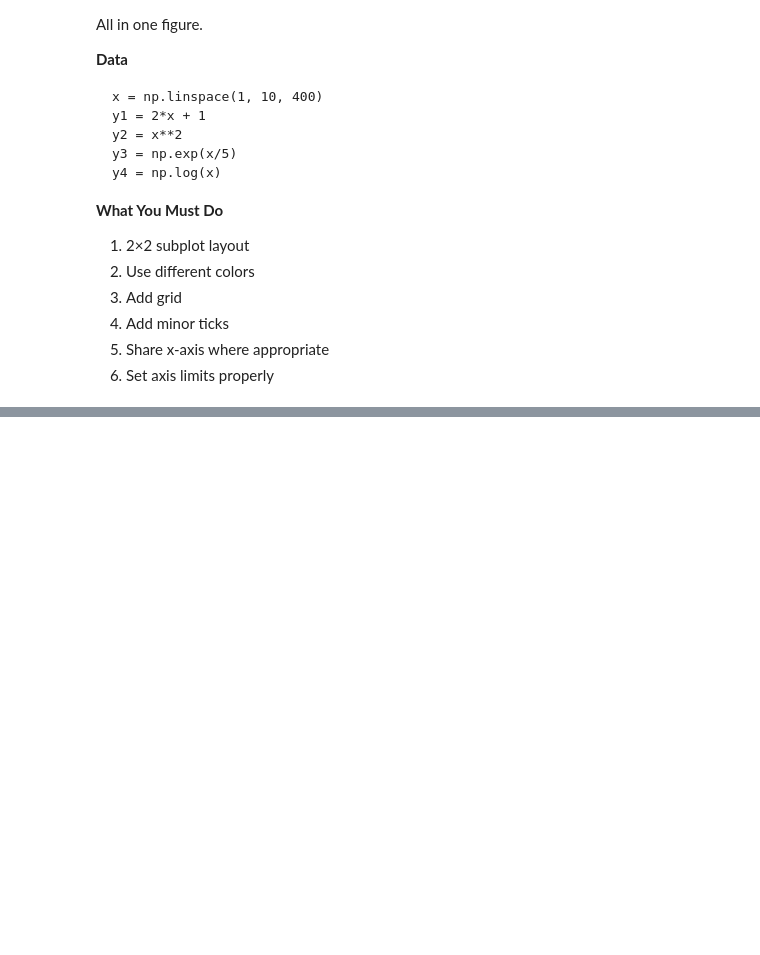
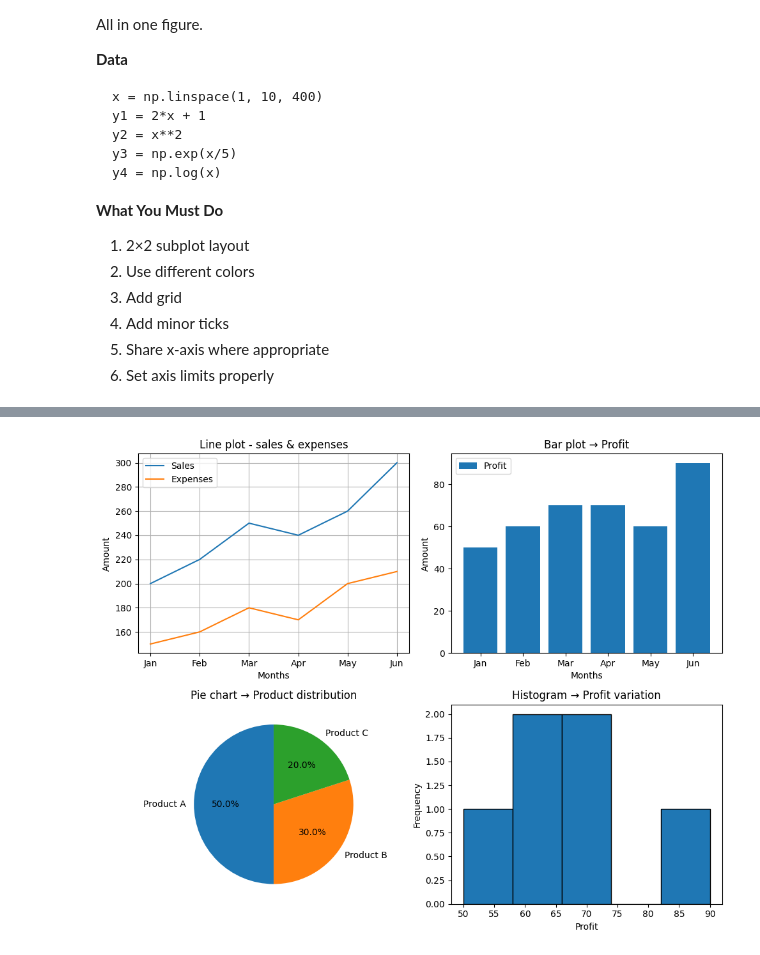
Before and after one commit to 1sazzad/Data-Science-Artificial-Intelligence-Foundation-Course, a Jupyter notebook: Matplotlib_Practice.ipynb, the cells around one changed output, grey strips where cells are left out. Cells and saved outputs as stored; diff of their text form; code cells hidden in the pictures; blank space fills up the shorter version.

```diff
--- a/Matplotlib_Practice.ipynb
+++ b/Matplotlib_Practice.ipynb
@@ -188,0 +224,44 @@ axs[1, 1].grid(True, which='both')
+# %%
+# Dataset
+months = np.array(["Jan","Feb","Mar","Apr","May","Jun"])
+sales = np.array([200, 220, 250, 240, 260, 300])
+expenses = np.array([150, 160, 180, 170, 200, 210])
+profit = sales - expenses
+categories = ["Product A", "Product B", "Product C"]
+distribution = np.array([50, 30, 20])
+
+fig, axs = plt.subplots(2, 2, figsize=(10, 8))
+
+# Line plot - sales & expenses
+axs[0, 0].plot(months, sales, label='Sales')
+axs[0, 0].plot(months, expenses, label='Expenses')
+axs[0, 0].set_title("Line plot - sales & expenses")
+axs[0, 0].set_xlabel("Months")
+axs[0, 0].set_ylabel("Amount")
+axs[0, 0].grid(True)
+axs[0, 0].legend()
+
+# Bar plot → Profit
+axs[0, 1].bar(months, profit, label='Profit')
+axs[0, 1].set_title("Bar plot → Profit")
+axs[0, 1].set_xlabel("Months")
+axs[0, 1].set_ylabel("Amount")
+# axs[0, 1].grid(True)
+axs[0, 1].legend()
+
+# Pie chart → Product distribution
+axs[1, 0].pie(distribution, labels=categories, autopct='%1.1f%%', startangle=90)
+axs[1, 0].set_title("Pie chart → Product distribution")
+
+# Histogram → Profit variation
+axs[1, 1].hist(profit, bins=5, edgecolor='black')
+axs[1, 1].set_title("Histogram → Profit variation")
+axs[1, 1].set_xlabel("Profit")
+axs[1, 1].set_ylabel("Frequency")
+
+
+
+plt.tight_layout()
+plt.show()
+# %% [output]
+[figure, added]
```
Also changed, not shown: parts of 3 cells of this notebook.
